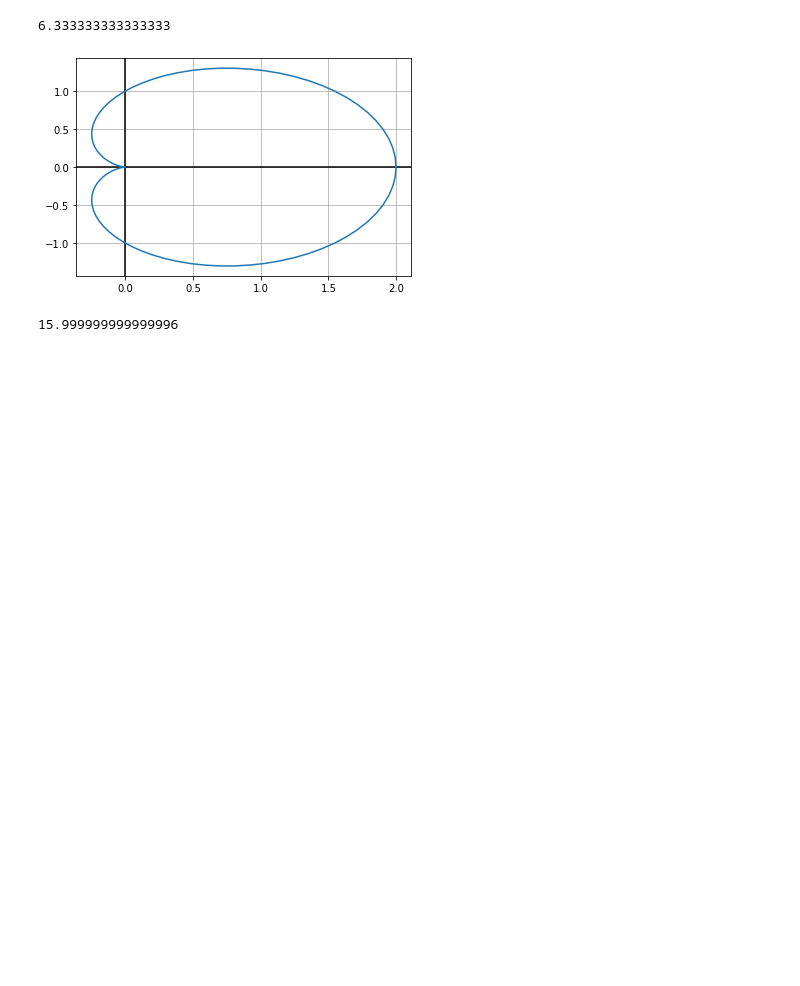
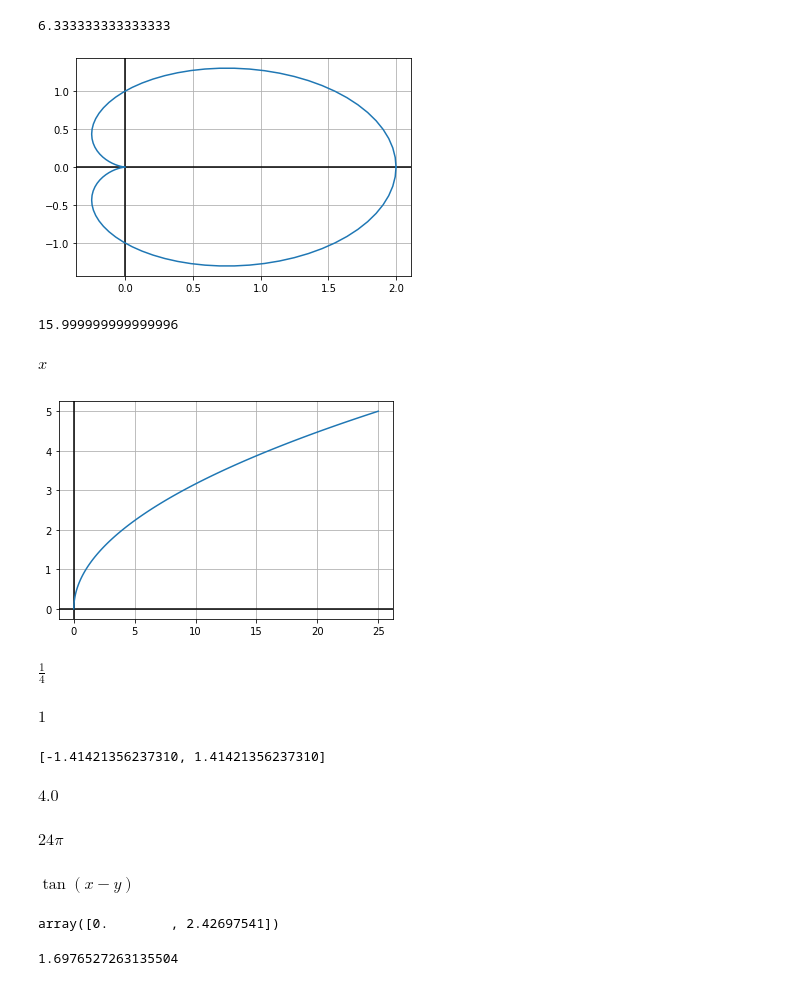
Before and after one commit to 8wgf3b/books, a Jupyter notebook: thomas_calculus_multivariable/11.ipynb, the cells around one changed output. Cells and saved outputs as stored; diff of their text form; code cells hidden in the pictures; blank space fills up the shorter version.

```diff
--- a/thomas_calculus_multivariable/11.ipynb
+++ b/thomas_calculus_multivariable/11.ipynb
@@ -424,3 +424,49 @@ DP(1 + smp.cos(th))
 Plen(1 + smp.cos(th))
 # %% [output]
 15.999999999999996
+# %%
+x, y, k, t = smp.symbols('x y k t', real=True)
+x
+# %% [output]
+$\displaystyle x$
+# %%
+graph(t ** 2, t, 0, 5)
+# %% [output]
+[figure, added]
+# %%
+A1 = smp.integrate(smp.pi * (y ** 4)/ (k ** 2), (y, 0, y))
+Tot = smp.pi * y * ((y ** 2) / k) ** 2
+1 / (Tot/A1 - 1)
+# %% [output]
+$\displaystyle \frac{1}{4}$
+# %%
+A1 = smp.integrate(smp.pi * k * x, (x, 0, x))
+Tot = smp.pi * k * x ** 2
+1 / (Tot/A1 - 1)
+# %% [output]
+$\displaystyle 1$
+# %%
+Ar = 4 * x * (1 - x**2 / 4) ** 0.5
+smp.solve(smp.diff(Ar), x)
+# %% [output]
+[-1.41421356237310, 1.41421356237310]
+# %%
+Ar.subs([(x, 2**0.5)])
+# %% [output]
+$\displaystyle 4.0$
+# %%
+smp.integrate(9 * smp.pi * (x**2 / 4  - 1), (x, 2, 4))
+# %% [output]
+$\displaystyle 24 \pi$
+# %%
+smp.tan(x - y)
+# %% [output]
+$\displaystyle \tan{\left(x - y \right)}$
+# %%
+centroid(t, 4 * (1 - t**2 / 9) ** 0.5, 3, -3)
+# %% [output]
+array([0.        , 2.42697541])
+# %%
+16 / (3 * np.pi)
+# %% [output]
+1.6976527263135504
```
Also changed, not shown: parts of 7 cells of this notebook.
